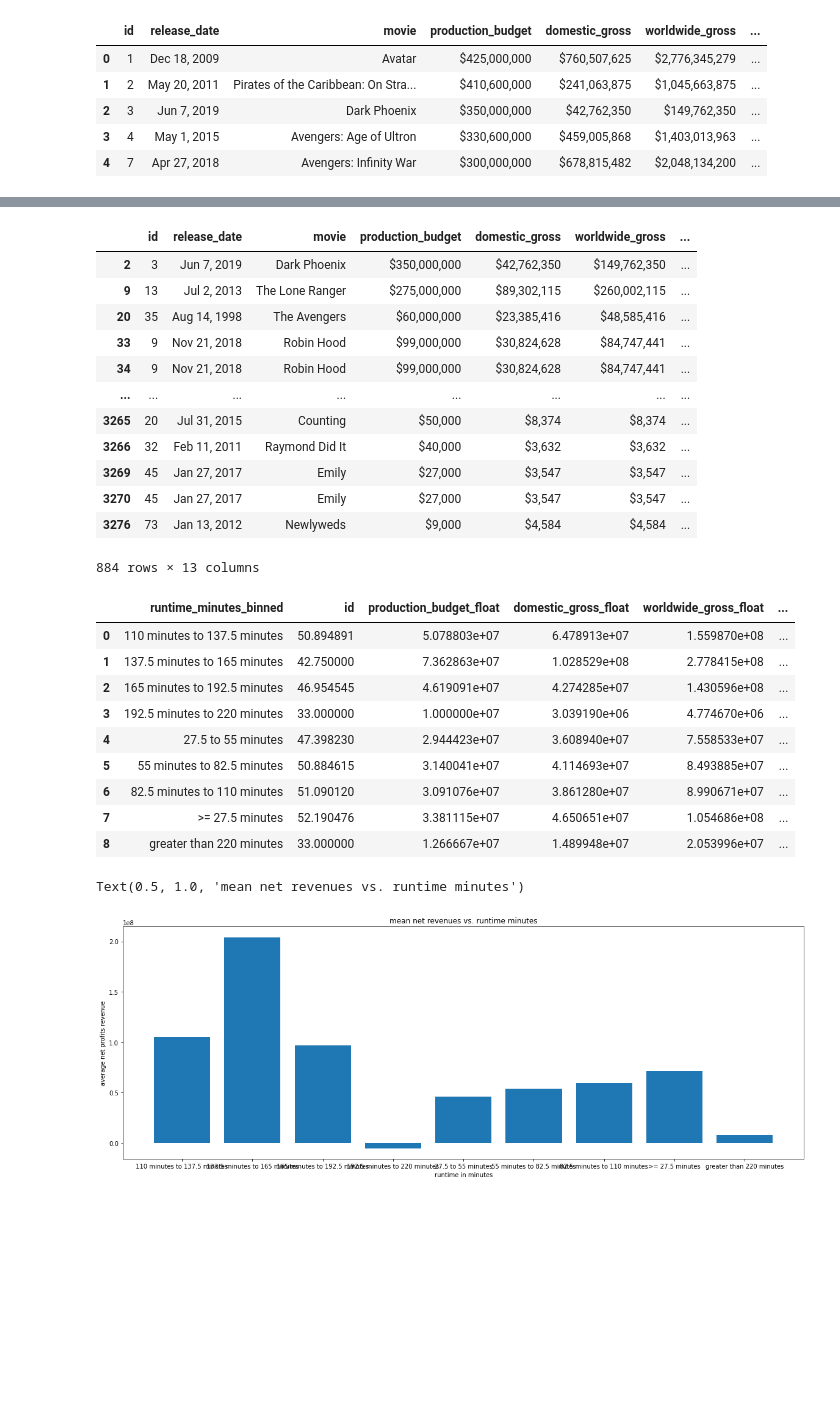
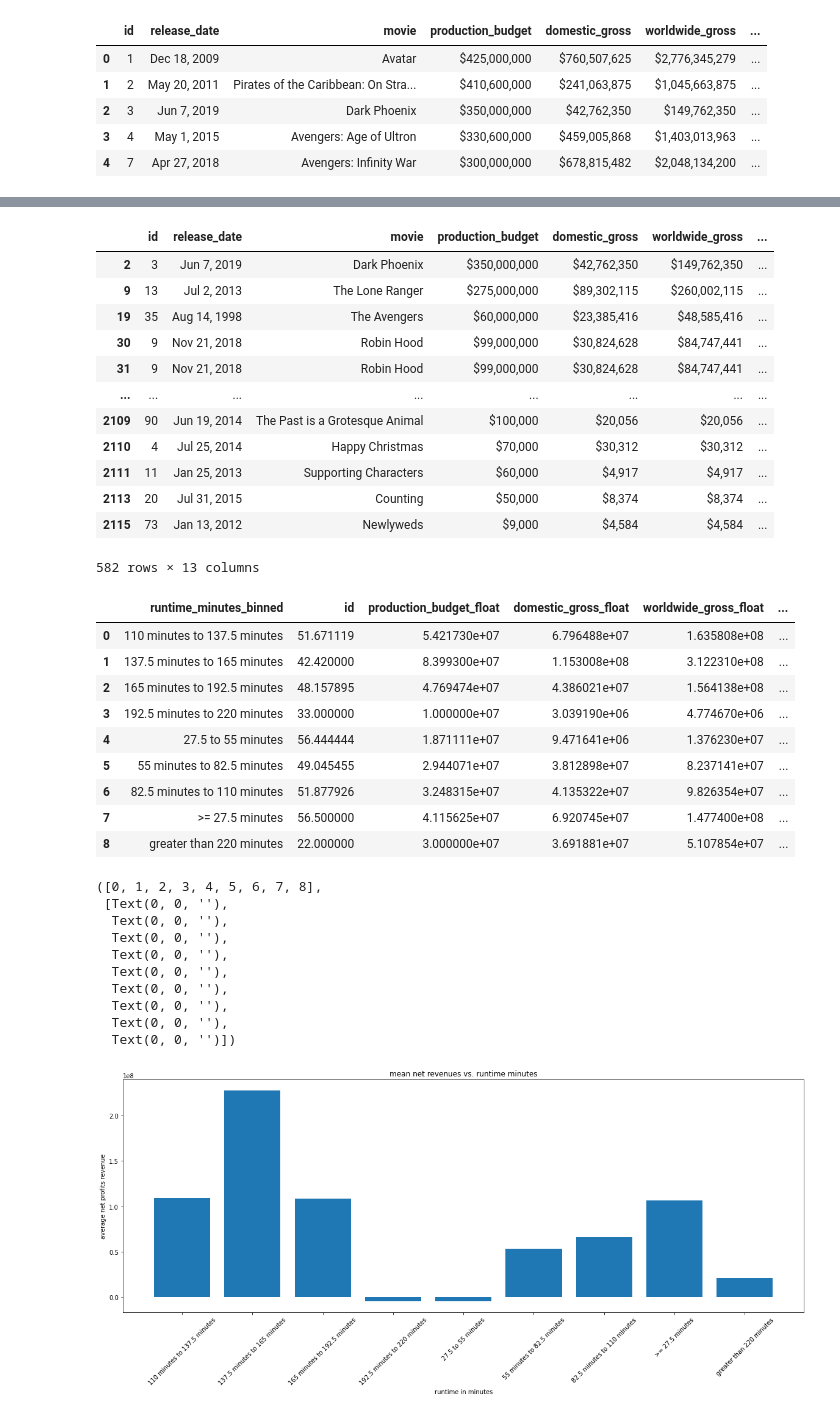
Before and after one commit to anita-camlic/Movie_Studio_Analysis, a Jupyter notebook: Runtime_Recommendation_Analysis_Anita.ipynb, the cells around one changed output, grey strips where cells are left out. Cells and saved outputs as stored; diff of their text form; code cells hidden in the pictures; blank space fills up the shorter version.

Commit message:
adding changed made in Runtime Reccomendation Notebook

```diff
--- a/Runtime_Recommendation_Analysis_Anita.ipynb
+++ b/Runtime_Recommendation_Analysis_Anita.ipynb
@@ -56,8 +56,10 @@ imdb_db
 # Create a dataframe with the columns needed from the movie_basics table
 imdb_table = pd.read_sql('''
                             SELECT
-                               movie_id,primary_title,runtime_minutes
+                               movie_basics.movie_id, movie_basics.primary_title, movie_basics.runtime_minutes
                                FROM movie_basics
+                               INNER JOIN movie_akas ON movie_basics.movie_id = movie_akas.movie_id
+                                WHERE is_original_title != 0.0
                                ''', conn)
 # %%
 # take a look at our dataframe to make sure it was read correctly
@@ -168,16 +170,16 @@ title_and_revenue_df.loc[title_and_revenue_df['gross_revenue'] < 0]
 |  | id | release_date | movie | production_budget | domestic_gross | worldwide_gross | ... |
 | 2 | 3 | Jun 7, 2019 | Dark Phoenix | $350,000,000 | $42,762,350 | $149,762,350 | ... |
 | 9 | 13 | Jul 2, 2013 | The Lone Ranger | $275,000,000 | $89,302,115 | $260,002,115 | ... |
-| 20 | 35 | Aug 14, 1998 | The Avengers | $60,000,000 | $23,385,416 | $48,585,416 | ... |
-| 33 | 9 | Nov 21, 2018 | Robin Hood | $99,000,000 | $30,824,628 | $84,747,441 | ... |
-| 34 | 9 | Nov 21, 2018 | Robin Hood | $99,000,000 | $30,824,628 | $84,747,441 | ... |
+| 19 | 35 | Aug 14, 1998 | The Avengers | $60,000,000 | $23,385,416 | $48,585,416 | ... |
+| 30 | 9 | Nov 21, 2018 | Robin Hood | $99,000,000 | $30,824,628 | $84,747,441 | ... |
+| 31 | 9 | Nov 21, 2018 | Robin Hood | $99,000,000 | $30,824,628 | $84,747,441 | ... |
 | ... | ... | ... | ... | ... | ... | ... | ... |
-| 3265 | 20 | Jul 31, 2015 | Counting | $50,000 | $8,374 | $8,374 | ... |
-| 3266 | 32 | Feb 11, 2011 | Raymond Did It | $40,000 | $3,632 | $3,632 | ... |
-| 3269 | 45 | Jan 27, 2017 | Emily | $27,000 | $3,547 | $3,547 | ... |
-| 3270 | 45 | Jan 27, 2017 | Emily | $27,000 | $3,547 | $3,547 | ... |
-| 3276 | 73 | Jan 13, 2012 | Newlyweds | $9,000 | $4,584 | $4,584 | ... |
+| 2109 | 90 | Jun 19, 2014 | The Past is a Grotesque Animal | $100,000 | $20,056 | $20,056 | ... |
+| 2110 | 4 | Jul 25, 2014 | Happy Christmas | $70,000 | $30,312 | $30,312 | ... |
+| 2111 | 11 | Jan 25, 2013 | Supporting Characters | $60,000 | $4,917 | $4,917 | ... |
+| 2113 | 20 | Jul 31, 2015 | Counting | $50,000 | $8,374 | $8,374 | ... |
+| 2115 | 73 | Jan 13, 2012 | Newlyweds | $9,000 | $4,584 | $4,584 | ... |
-884 rows × 13 columns
+582 rows × 13 columns
 # %%
 #title_revenue[‘runtime_minutes_binned'] = title_revenue[‘runtime_minutes’].map(func)
 # %%
@@ -206,24 +208,34 @@ new_df = title_and_revenue_df.groupby(by=['runtime_minutes_binned'],as_index=Fal
 new_df
 # %% [output]
 |  | runtime_minutes_binned | id | production_budget_float | domestic_gross_float | worldwide_gross_float | ... |
-| 0 | 110 minutes to 137.5 minutes | 50.894891 | 5.078803e+07 | 6.478913e+07 | 1.559870e+08 | ... |
-| 1 | 137.5 minutes to 165 minutes | 42.750000 | 7.362863e+07 | 1.028529e+08 | 2.778415e+08 | ... |
-| 2 | 165 minutes to 192.5 minutes | 46.954545 | 4.619091e+07 | 4.274285e+07 | 1.430596e+08 | ... |
+| 0 | 110 minutes to 137.5 minutes | 51.671119 | 5.421730e+07 | 6.796488e+07 | 1.635808e+08 | ... |
+| 1 | 137.5 minutes to 165 minutes | 42.420000 | 8.399300e+07 | 1.153008e+08 | 3.122310e+08 | ... |
+| 2 | 165 minutes to 192.5 minutes | 48.157895 | 4.769474e+07 | 4.386021e+07 | 1.564138e+08 | ... |
 | 3 | 192.5 minutes to 220 minutes | 33.000000 | 1.000000e+07 | 3.039190e+06 | 4.774670e+06 | ... |
-| 4 | 27.5 to 55 minutes | 47.398230 | 2.944423e+07 | 3.608940e+07 | 7.558533e+07 | ... |
-| 5 | 55 minutes to 82.5 minutes | 50.884615 | 3.140041e+07 | 4.114693e+07 | 8.493885e+07 | ... |
-| 6 | 82.5 minutes to 110 minutes | 51.090120 | 3.091076e+07 | 3.861280e+07 | 8.990671e+07 | ... |
-| 7 | >= 27.5 minutes | 52.190476 | 3.381115e+07 | 4.650651e+07 | 1.054686e+08 | ... |
-| 8 | greater than 220 minutes | 33.000000 | 1.266667e+07 | 1.489948e+07 | 2.053996e+07 | ... |
+| 4 | 27.5 to 55 minutes | 56.444444 | 1.871111e+07 | 9.471641e+06 | 1.376230e+07 | ... |
+| 5 | 55 minutes to 82.5 minutes | 49.045455 | 2.944071e+07 | 3.812898e+07 | 8.237141e+07 | ... |
+| 6 | 82.5 minutes to 110 minutes | 51.877926 | 3.248315e+07 | 4.135322e+07 | 9.826354e+07 | ... |
+| 7 | >= 27.5 minutes | 56.500000 | 4.115625e+07 | 6.920745e+07 | 1.477400e+08 | ... |
+| 8 | greater than 220 minutes | 22.000000 | 3.000000e+07 | 3.691881e+07 | 5.107854e+07 | ... |
 # %%
 #plot these bins
 fig,ax = plt.subplots(figsize = (20,7))
 ax.bar(new_df['runtime_minutes_binned'],new_df['gross_revenue'])
 ax.set_xlabel('runtime in minutes')
 ax.set_ylabel('average net profits revenue')
 ax.set_title('mean net revenues vs. runtime minutes')
+plt.xticks(rotation=45);
 # %% [output]
-Text(0.5, 1.0, 'mean net revenues vs. runtime minutes')
+([0, 1, 2, 3, 4, 5, 6, 7, 8],
+ [Text(0, 0, ''),
+  Text(0, 0, ''),
+  Text(0, 0, ''),
+  Text(0, 0, ''),
+  Text(0, 0, ''),
+  Text(0, 0, ''),
+  Text(0, 0, ''),
+  Text(0, 0, ''),
+  Text(0, 0, '')])
-[figure, old version]
+[figure, new version]
 # %%
 # save visualization to desktop
```
Also changed, not shown: parts of 4 cells of this notebook.
